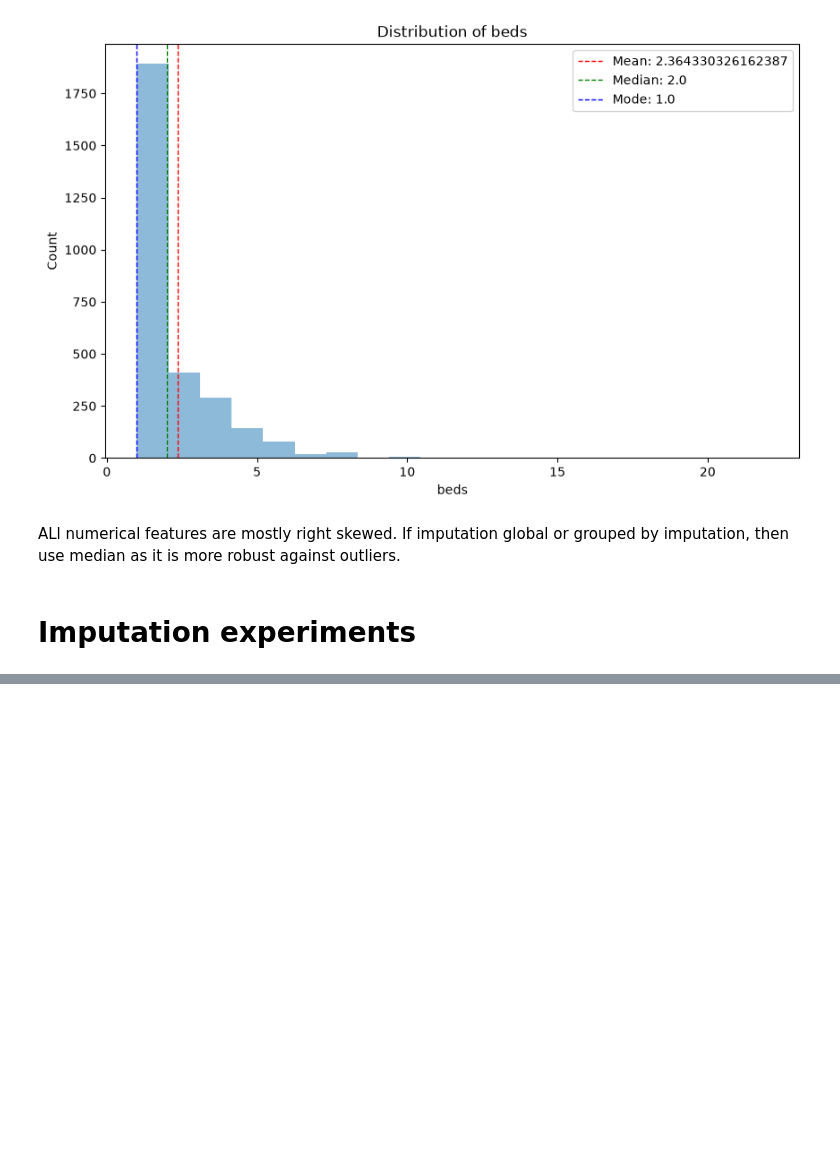
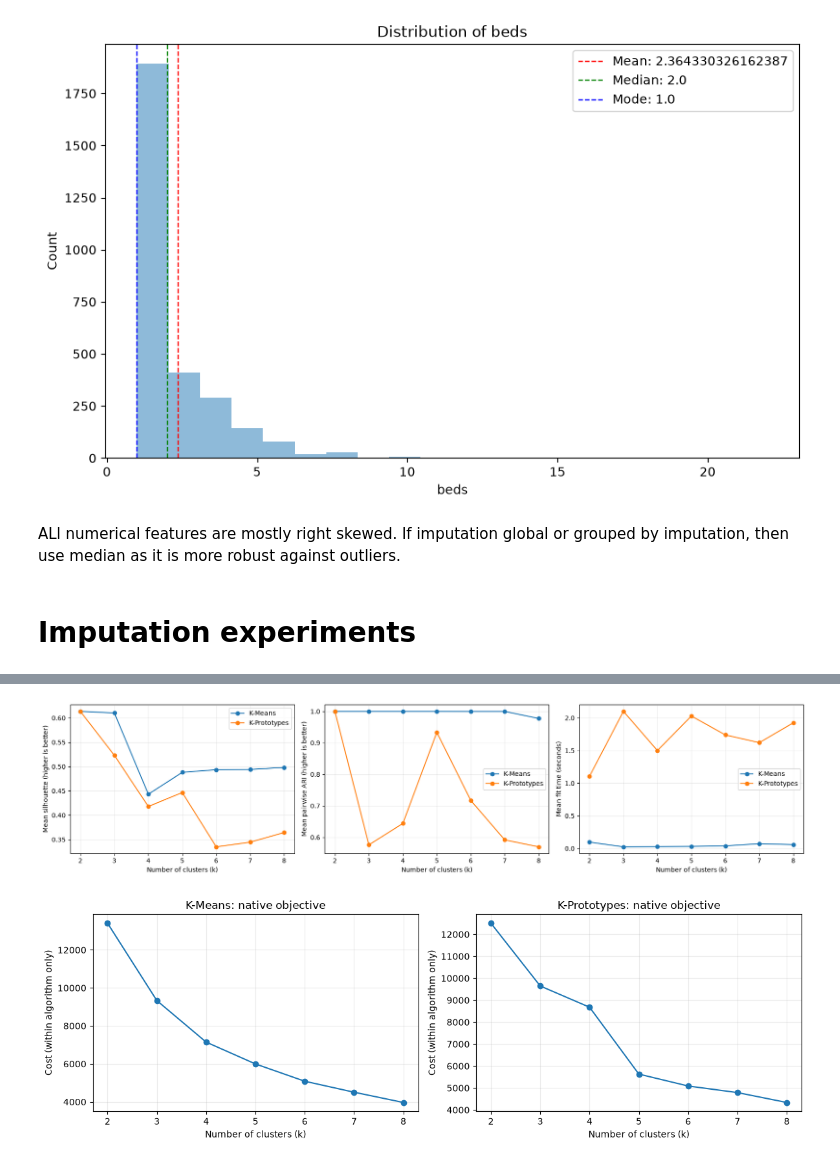
Before and after one commit to Petterluring/4dt911-vis-project-research, a Jupyter notebook: notebooks/experimentations/clustering.ipynb, the cells around one changed output, grey strips where cells are left out. Drawn from its saved outputs; the diff is of its cells as text; code cells hidden in the pictures; blank space fills up the shorter version.

```diff
--- a/notebooks/experimentations/clustering.ipynb
+++ b/notebooks/experimentations/clustering.ipynb
@@ -318,0 +486,30 @@ display(imputation_errors.pivot_table(
+# %%
+fig, axes = plt.subplots(1, 3, figsize=(17, 4))
+metrics = [
+    ("mean_silhouette", "Mean silhouette (higher is better)"),
+    ("mean_pairwise_ari", "Mean pairwise ARI (higher is better)"),
+    ("mean_fit_seconds", "Mean fit time (seconds)"),
+]
+for ax, (metric, label) in zip(axes, metrics):
+    for algorithm, group in clustering_summary.groupby("algorithm"):
+        ax.plot(group["k"], group[metric], marker="o", label=algorithm)
+    ax.set_xlabel("Number of clusters (k)")
+    ax.set_ylabel(label)
+    ax.set_xticks(list(CLUSTER_COUNTS))
+    ax.grid(alpha=0.25)
+    ax.legend()
+plt.tight_layout()
+plt.show()
+
+fig, axes = plt.subplots(1, 2, figsize=(12, 4))
+for ax, algorithm in zip(axes, ["K-Means", "K-Prototypes"]):
+    group = clustering_summary.query("algorithm == @algorithm")
+    ax.plot(group["k"], group["mean_native_cost"], marker="o")
+    ax.set(title=f"{algorithm}: native objective", xlabel="Number of clusters (k)", ylabel="Cost (within algorithm only)")
+    ax.set_xticks(list(CLUSTER_COUNTS))
+    ax.grid(alpha=0.25)
+plt.tight_layout()
+plt.show()
+# %% [output]
+[figure, added]
+[figure, added]
```
Also changed, not shown: parts of 24 cells of this notebook, 1 other file.
